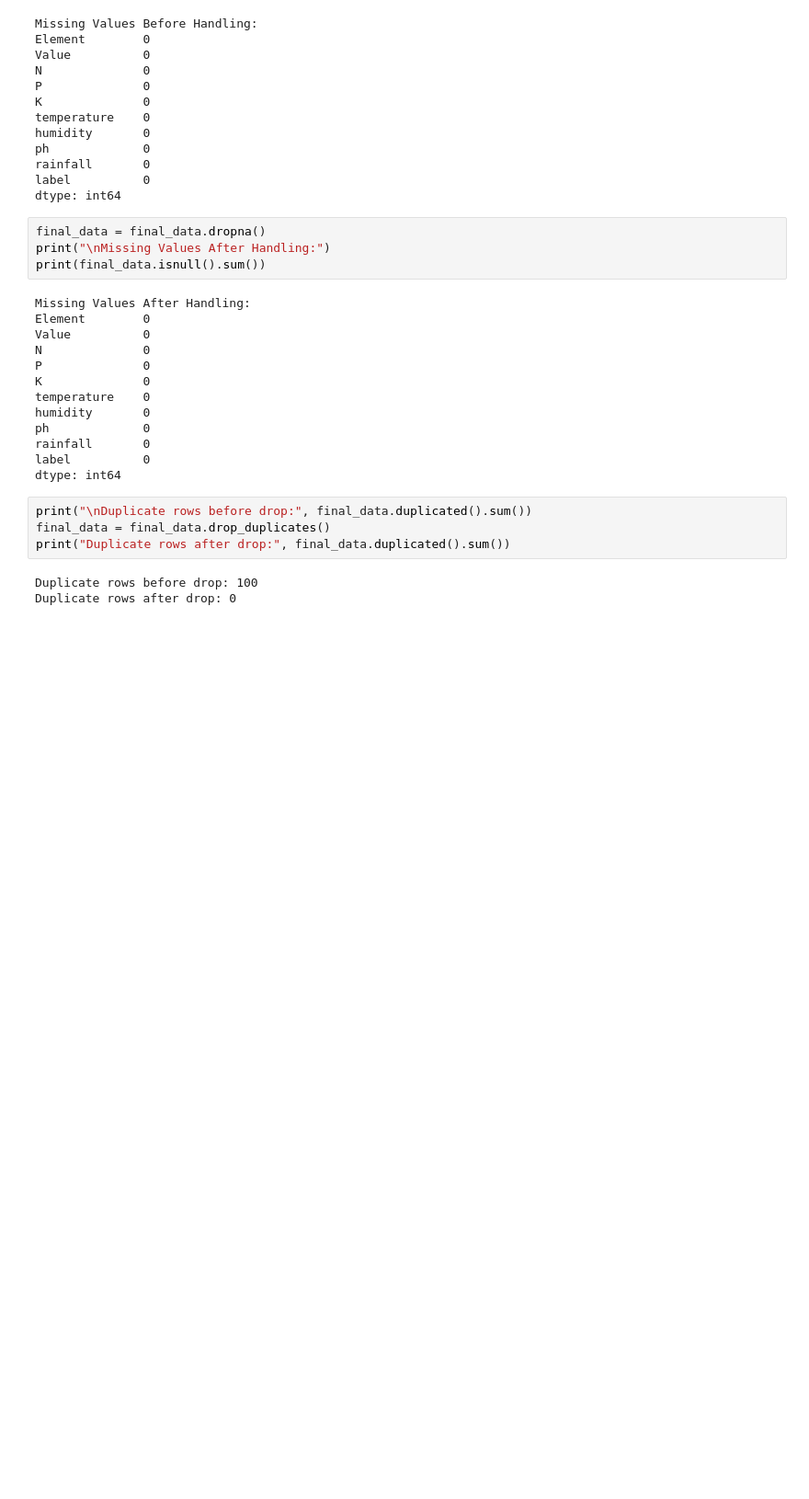
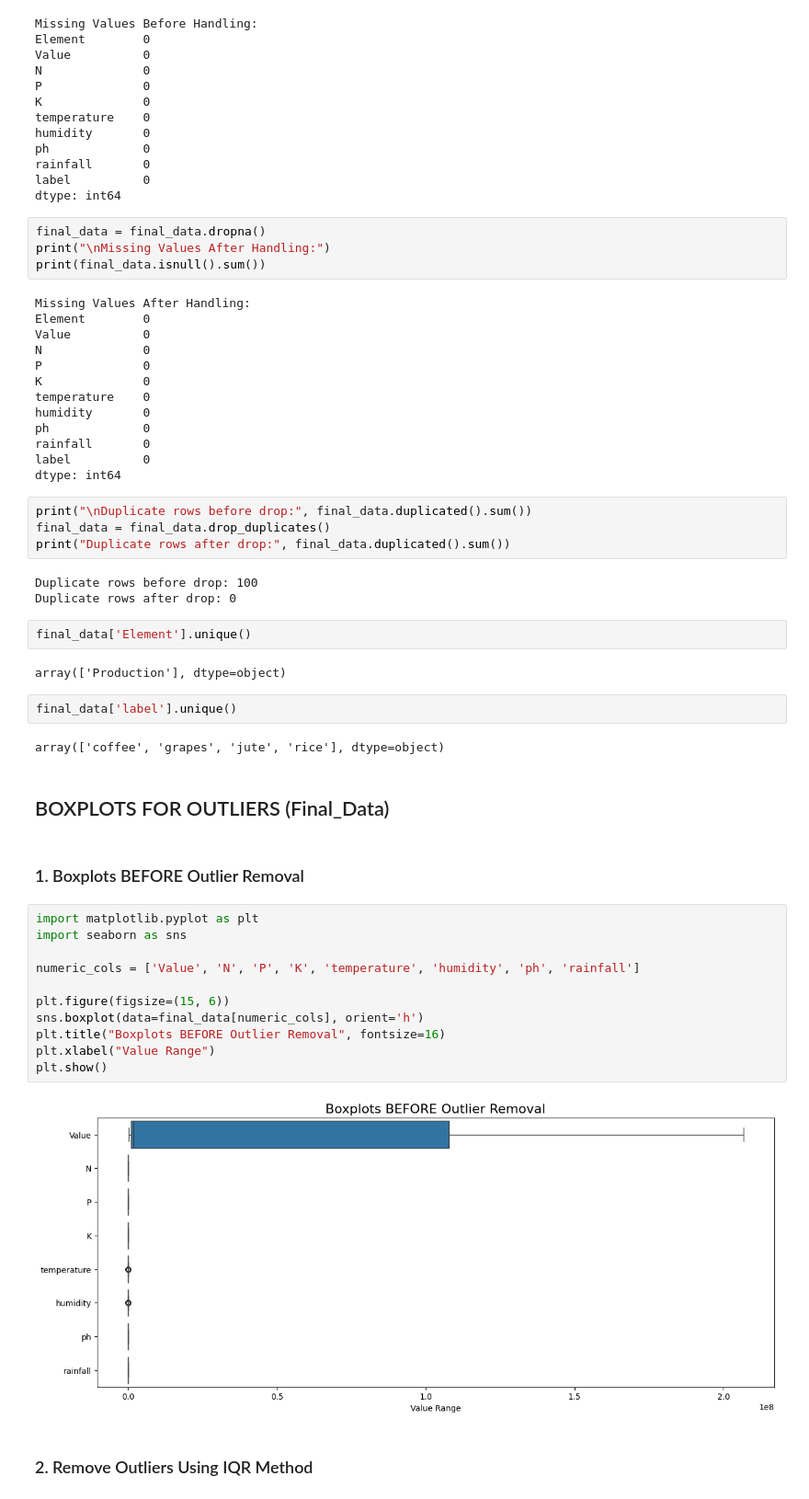
Before and after one commit to springboardmentor2468a-lab/AgriYield, a Jupyter notebook: AgriYield_Predictor.ipynb, the cells around one changed output. Shown at 92% size. Cells and saved outputs as stored; diff of their text form; blank space fills up the shorter version.

```diff
--- a/AgriYield_Predictor.ipynb
+++ b/AgriYield_Predictor.ipynb
@@ -620,3 +667,30 @@ print("Duplicate rows after drop:", final_data.duplicated().sum())
 # %% [output]
 Duplicate rows before drop: 100
 Duplicate rows after drop: 0
+# %%
+final_data['Element'].unique()
+# %% [output]
+array(['Production'], dtype=object)
+# %%
+final_data['label'].unique()
+# %% [output]
+array(['coffee', 'grapes', 'jute', 'rice'], dtype=object)
+# %% [markdown]
+## BOXPLOTS FOR OUTLIERS (Final_Data)
+# %% [markdown]
+### 1. Boxplots BEFORE Outlier Removal
+# %%
+import matplotlib.pyplot as plt
+import seaborn as sns
+
+numeric_cols = ['Value', 'N', 'P', 'K', 'temperature', 'humidity', 'ph', 'rainfall']
+
+plt.figure(figsize=(15, 6))
+sns.boxplot(data=final_data[numeric_cols], orient='h')
+plt.title("Boxplots BEFORE Outlier Removal", fontsize=16)
+plt.xlabel("Value Range")
+plt.show()
+# %% [output]
+[figure, added]
+# %% [markdown]
+### 2. Remove Outliers Using IQR Method
```
Also changed, not shown: parts of 28 cells of this notebook, 1 other file.
